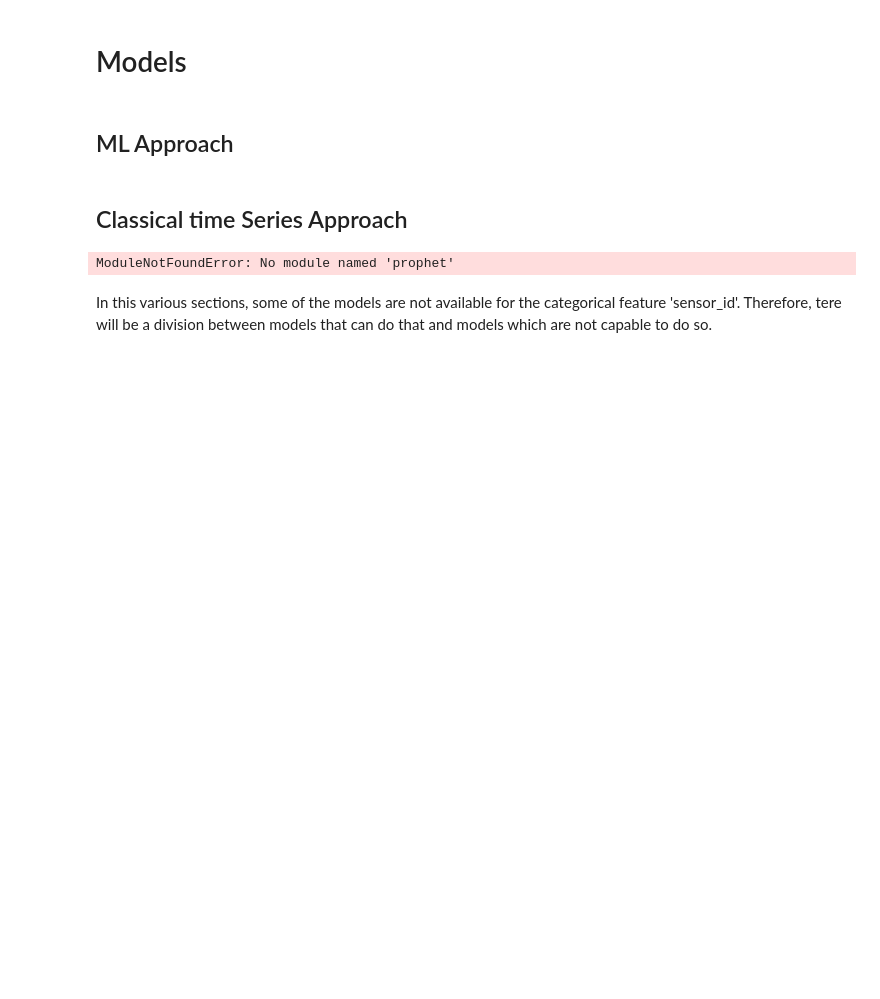
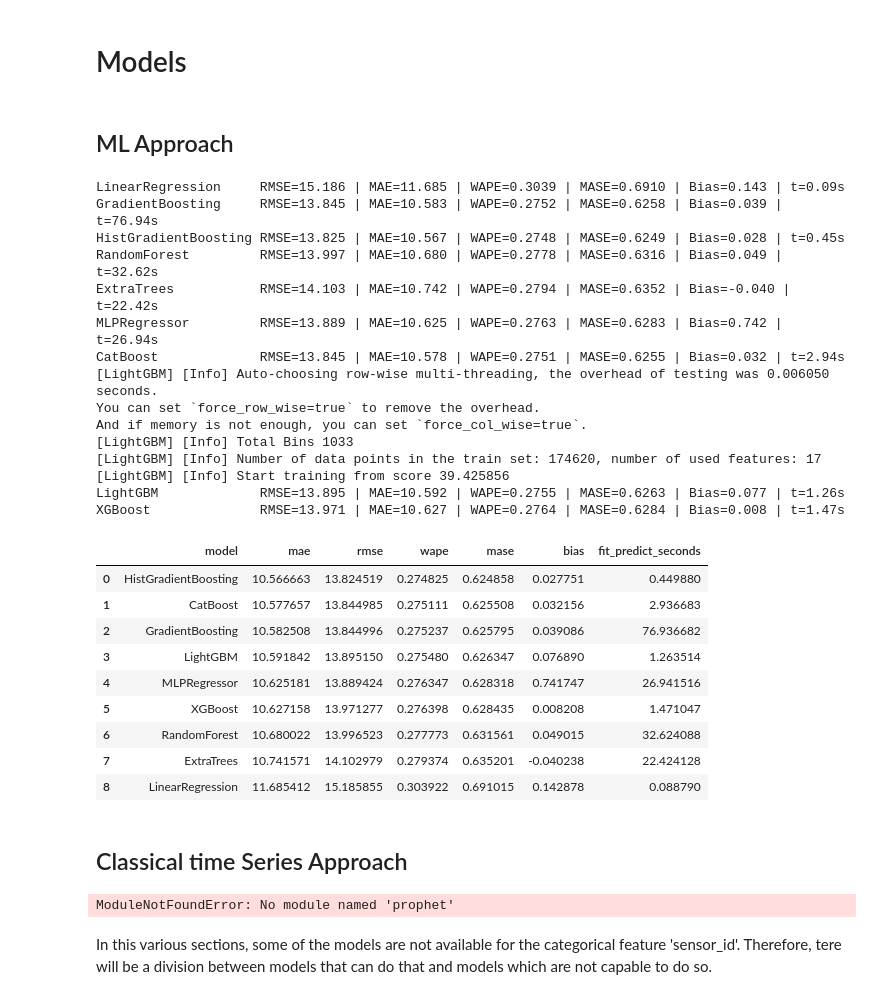
Before and after one commit to Albertouskas/traffic_flow_prediction_forecasting_and_analysis, a Jupyter notebook: traffic_forecast.ipynb, the cells around one changed output. Saved outputs shown, nothing was run; the diff lists cells and outputs as text; code cells hidden in the pictures; blank space fills up the shorter version.

```diff
--- a/traffic_forecast.ipynb
+++ b/traffic_forecast.ipynb
@@ -268,26 +277,13 @@ from sklearn.ensemble import (
     GradientBoostingRegressor,
     ExtraTreesRegressor,
     HistGradientBoostingRegressor,
-    )
+)
 from sklearn.neural_network import MLPRegressor
 from sklearn.pipeline import Pipeline
 from sklearn.preprocessing import StandardScaler
-from sklearn.metrics import mean_absolute_error, mean_squared_error, r2_score
 from catboost import CatBoostRegressor
 from lightgbm import LGBMRegressor
 from xgboost import XGBRegressor
-
-
-
-def _safe_mape(y_true, y_pred, eps=1e-6):
-    # Avoid exploding MAPE when true values are near zero
-    y_true_safe = np.where(np.abs(y_true) < eps, eps, y_true)
-    return np.mean(np.abs((y_true - y_pred) / y_true_safe))
-
-
-def _smape(y_true, y_pred, eps=1e-6):
-    denominator = np.abs(y_true) + np.abs(y_pred) + eps
-    return np.mean(2.0 * np.abs(y_pred - y_true) / denominator)
 
 
 def _model_profile(model_size='medium'):
@@ -328,17 +324,13 @@ def traing_and_test(
 
     cfg = _model_profile(model_size)
 
-    # Prepare X/y
     X_train = train_df.drop(columns=[target_column]).copy()
     y_train = train_df[target_column].copy()
     X_test = test_df.drop(columns=[target_column]).copy()
     y_test = test_df[target_column].copy()
 
-    # Ensure numeric inputs only
     X_train = X_train.select_dtypes(include=[np.number])
     X_test = X_test.select_dtypes(include=[np.number])
-
-    # Align columns in case one-hot differs between train and test
     X_test = X_test.reindex(columns=X_train.columns, fill_value=0)
 
     models = {
@@ -434,66 +426,97 @@ def traing_and_test(
                 'Not included in this CPU-first benchmark (dependency and runtime heavy).'
             )
 
+    y_train_values = y_train.to_numpy(dtype=float)
+    y_true = y_test.to_numpy(dtype=float)
+    naive_scale = np.mean(np.abs(np.diff(y_train_values))) if y_train_values.size > 1 else np.nan
+    actual_scale = np.sum(np.abs(y_true))
     rows = []
     predictions = {}
 
     for model_name, model in models.items():
         start = perf_counter()
         model.fit(X_train, y_train)
-        y_pred = model.predict(X_test)
+        y_pred = np.asarray(model.predict(X_test), dtype=float)
         elapsed = perf_counter() - start
 
-        rmse = np.sqrt(mean_squared_error(y_test, y_pred))
-        mae = mean_absolute_error(y_test, y_pred)
-        mape = _safe_mape(y_test.to_numpy(), y_pred)
-        smape = _smape(y_test.to_numpy(), y_pred)
-        r2 = r2_score(y_test, y_pred)
+        errors = y_pred - y_true
+        mae = np.mean(np.abs(errors))
+        rmse = np.sqrt(np.mean(errors ** 2))
+        wape = np.sum(np.abs(errors)) / actual_scale if actual_scale else np.nan
+        mase = mae / naive_scale if np.isfinite(naive_scale) and naive_scale else np.nan
+        bias = np.mean(errors)
 
         rows.append({
             'model': model_name,
+            'mae': mae,
             'rmse': rmse,
-            'mae': mae,
-            'mape': mape,
-            'smape': smape,
-            'r2': r2,
-            'fit_predict_seconds': elapsed
+            'wape': wape,
+            'mase': mase,
+            'bias': bias,
+            'fit_predict_seconds': elapsed,
         })
         predictions[model_name] = y_pred
 
         if verbose:
             print(
                 f"{model_name:<20} RMSE={rmse:.3f} | MAE={mae:.3f} | "
-                f"MAPE={mape:.4f} | sMAPE={smape:.4f} | R2={r2:.4f} | t={elapsed:.2f}s"
+                f"WAPE={wape:.4f} | MASE={mase:.4f} | Bias={bias:.3f} | t={elapsed:.2f}s"
             )
 
-    results_df = pd.DataFrame(rows).sort_values('rmse').reset_index(drop=True)
+    results_df = pd.DataFrame(rows).sort_values('mae').reset_index(drop=True)
 
     if verbose and skipped_models:
         print('\nSkipped/disabled models:')
         for k, v in skipped_models.items():
             print(f'- {k}: {v}')
 
     return results_df, predictions, skipped_models
 
 
 benchmark_results, benchmark_predictions, skipped_models = traing_and_test(
     modern_train_df,
     modern_test_df,
     target_column='vehicle_count',
     random_state=42,
     include_xgboost=True,
     include_catboost=True,
     include_lightgbm=True,
     include_tabpfn=False,
     include_fttransformer=False,
     include_optional_models=True,
     model_size='medium',
     verbose=True
 )
 
 display(benchmark_results)
 if skipped_models:
     display(pd.DataFrame({'model': list(skipped_models.keys()), 'reason': list(skipped_models.values())}))
+# %% [output]
+LinearRegression     RMSE=15.186 | MAE=11.685 | WAPE=0.3039 | MASE=0.6910 | Bias=0.143 | t=0.09s
+GradientBoosting     RMSE=13.845 | MAE=10.583 | WAPE=0.2752 | MASE=0.6258 | Bias=0.039 | t=76.94s
+HistGradientBoosting RMSE=13.825 | MAE=10.567 | WAPE=0.2748 | MASE=0.6249 | Bias=0.028 | t=0.45s
+RandomForest         RMSE=13.997 | MAE=10.680 | WAPE=0.2778 | MASE=0.6316 | Bias=0.049 | t=32.62s
+ExtraTrees           RMSE=14.103 | MAE=10.742 | WAPE=0.2794 | MASE=0.6352 | Bias=-0.040 | t=22.42s
+MLPRegressor         RMSE=13.889 | MAE=10.625 | WAPE=0.2763 | MASE=0.6283 | Bias=0.742 | t=26.94s
+CatBoost             RMSE=13.845 | MAE=10.578 | WAPE=0.2751 | MASE=0.6255 | Bias=0.032 | t=2.94s
+[LightGBM] [Info] Auto-choosing row-wise multi-threading, the overhead of testing was 0.006050 seconds.
+You can set `force_row_wise=true` to remove the overhead.
+And if memory is not enough, you can set `force_col_wise=true`.
+[LightGBM] [Info] Total Bins 1033
+[LightGBM] [Info] Number of data points in the train set: 174620, number of used features: 17
+[LightGBM] [Info] Start training from score 39.425856
+LightGBM             RMSE=13.895 | MAE=10.592 | WAPE=0.2755 | MASE=0.6263 | Bias=0.077 | t=1.26s
+XGBoost              RMSE=13.971 | MAE=10.627 | WAPE=0.2764 | MASE=0.6284 | Bias=0.008 | t=1.47s
+|  | model | mae | rmse | wape | mase | bias | fit_predict_seconds |
+| 0 | HistGradientBoosting | 10.566663 | 13.824519 | 0.274825 | 0.624858 | 0.027751 | 0.449880 |
+| 1 | CatBoost | 10.577657 | 13.844985 | 0.275111 | 0.625508 | 0.032156 | 2.936683 |
+| 2 | GradientBoosting | 10.582508 | 13.844996 | 0.275237 | 0.625795 | 0.039086 | 76.936682 |
+| 3 | LightGBM | 10.591842 | 13.895150 | 0.275480 | 0.626347 | 0.076890 | 1.263514 |
+| 4 | MLPRegressor | 10.625181 | 13.889424 | 0.276347 | 0.628318 | 0.741747 | 26.941516 |
+| 5 | XGBoost | 10.627158 | 13.971277 | 0.276398 | 0.628435 | 0.008208 | 1.471047 |
+| 6 | RandomForest | 10.680022 | 13.996523 | 0.277773 | 0.631561 | 0.049015 | 32.624088 |
+| 7 | ExtraTrees | 10.741571 | 14.102979 | 0.279374 | 0.635201 | -0.040238 | 22.424128 |
+| 8 | LinearRegression | 11.685412 | 15.185855 | 0.303922 | 0.691015 | 0.142878 | 0.088790 |
 # %%
 df["vehicle_count"].describe(percentiles=[0.01, 0.05, 0.1, 0.25, 0.5, 0.75, 0.9, 0.95, 0.99])
 # %%
```
Also changed, not shown: parts of 2 cells of this notebook.
